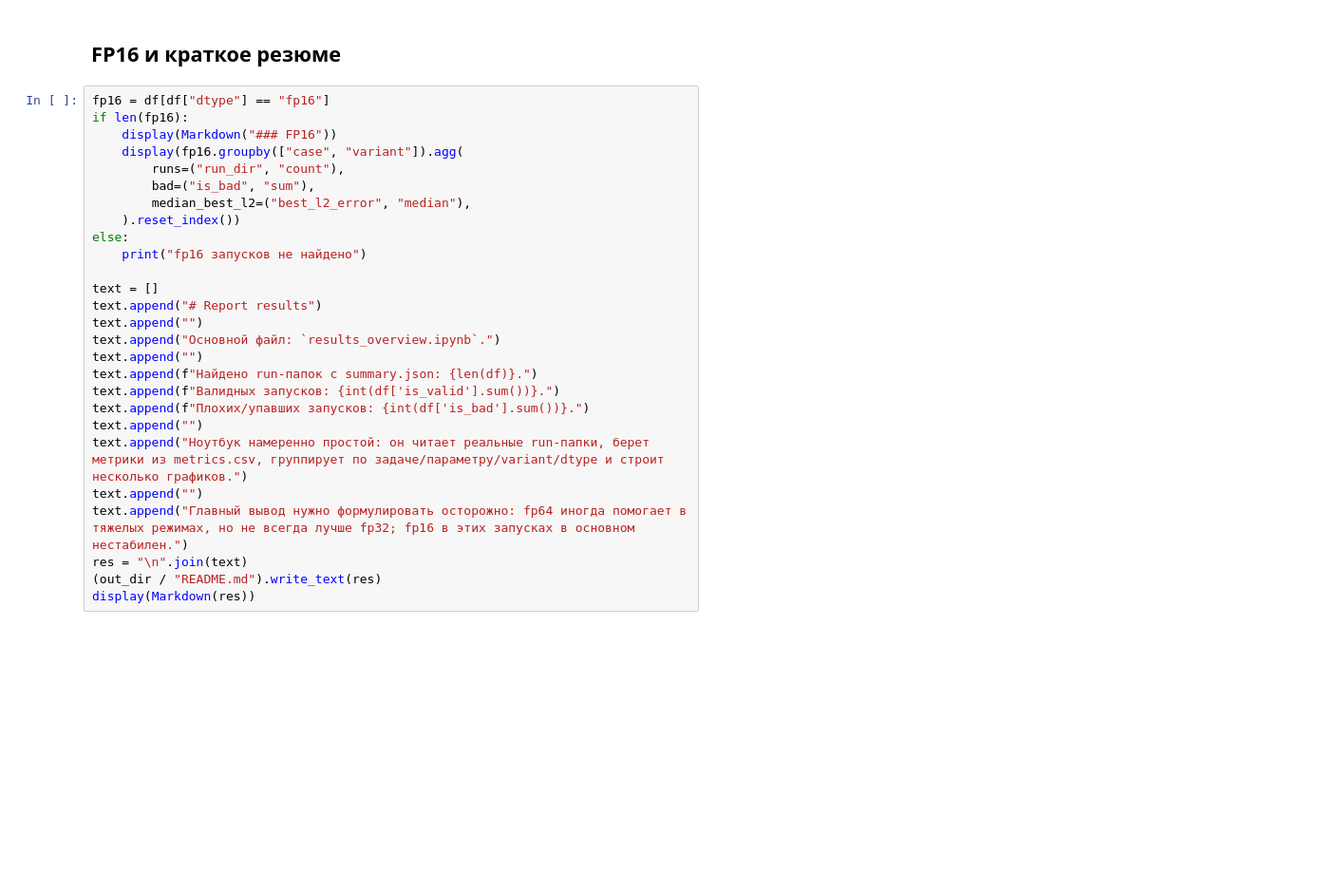
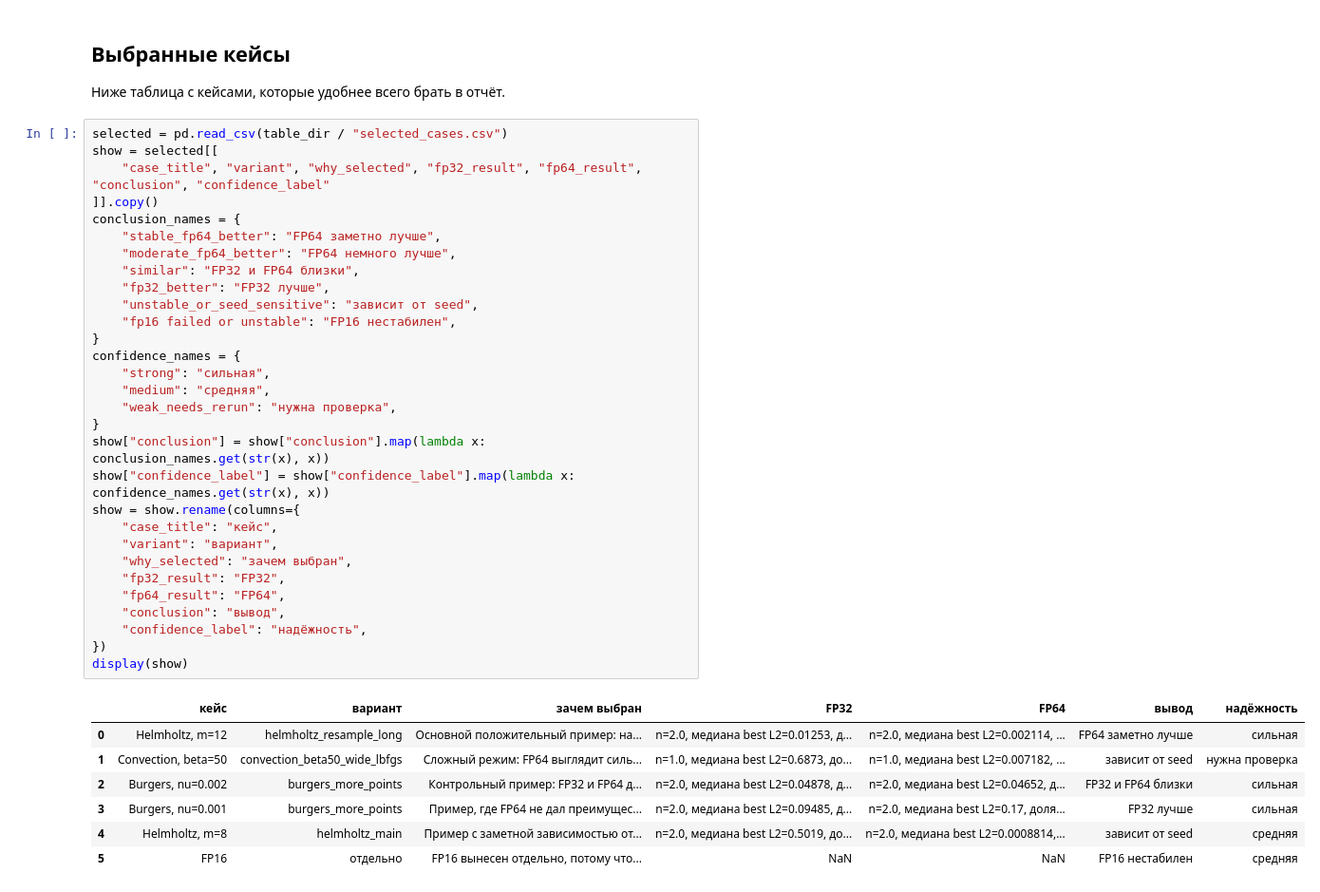
Before and after one commit to masousmen/PINN_course_work, a Jupyter notebook: notebooks/results_summary.ipynb, the cells around one changed output. Shown at 95% size. Drawn from its saved outputs; the diff is of its cells as text; blank space fills up the shorter version.

```diff
--- a/notebooks/results_summary.ipynb
+++ b/notebooks/results_summary.ipynb
@@ -463,29 +24,42 @@ for _, r in selected.iterrows():
-# %% [markdown]
-## FP16 и краткое резюме
-# %%
-fp16 = df[df["dtype"] == "fp16"]
-if len(fp16):
-    display(Markdown("### FP16"))
-    display(fp16.groupby(["case", "variant"]).agg(
-        runs=("run_dir", "count"),
-        bad=("is_bad", "sum"),
-        median_best_l2=("best_l2_error", "median"),
-    ).reset_index())
-else:
-    print("fp16 запусков не найдено")
-
-text = []
-text.append("# Report results")
-text.append("")
-text.append("Основной файл: `results_overview.ipynb`.")
-text.append("")
-text.append(f"Найдено run-папок с summary.json: {len(df)}.")
-text.append(f"Валидных запусков: {int(df['is_valid'].sum())}.")
-text.append(f"Плохих/упавших запусков: {int(df['is_bad'].sum())}.")
-text.append("")
-text.append("Ноутбук намеренно простой: он читает реальные run-папки, берет метрики из metrics.csv, группирует по задаче/параметру/variant/dtype и строит несколько графиков.")
-text.append("")
-text.append("Главный вывод нужно формулировать осторожно: fp64 иногда помогает в тяжелых режимах, но не всегда лучше fp32; fp16 в этих запусках в основном нестабилен.")
-res = "\n".join(text)
-(out_dir / "README.md").write_text(res)
-display(Markdown(res))
+# %% [markdown]
+## Выбранные кейсы
+
+Ниже таблица с кейсами, которые удобнее всего брать в отчёт.
+# %%
+selected = pd.read_csv(table_dir / "selected_cases.csv")
+show = selected[[
+    "case_title", "variant", "why_selected", "fp32_result", "fp64_result", "conclusion", "confidence_label"
+]].copy()
+conclusion_names = {
+    "stable_fp64_better": "FP64 заметно лучше",
+    "moderate_fp64_better": "FP64 немного лучше",
+    "similar": "FP32 и FP64 близки",
+    "fp32_better": "FP32 лучше",
+    "unstable_or_seed_sensitive": "зависит от seed",
+    "fp16 failed or unstable": "FP16 нестабилен",
+}
+confidence_names = {
+    "strong": "сильная",
+    "medium": "средняя",
+    "weak_needs_rerun": "нужна проверка",
+}
+show["conclusion"] = show["conclusion"].map(lambda x: conclusion_names.get(str(x), x))
+show["confidence_label"] = show["confidence_label"].map(lambda x: confidence_names.get(str(x), x))
+show = show.rename(columns={
+    "case_title": "кейс",
+    "variant": "вариант",
+    "why_selected": "зачем выбран",
+    "fp32_result": "FP32",
+    "fp64_result": "FP64",
+    "conclusion": "вывод",
+    "confidence_label": "надёжность",
+})
+display(show)
+# %% [output]
+|  | кейс | вариант | зачем выбран | FP32 | FP64 | вывод | надёжность |
+| 0 | Helmholtz, m=12 | helmholtz_resample_long | Основной положительный пример: на... | n=2.0, медиана best L2=0.01253, д... | n=2.0, медиана best L2=0.002114, ... | FP64 заметно лучше | сильная |
+| 1 | Convection, beta=50 | convection_beta50_wide_lbfgs | Сложный режим: FP64 выглядит силь... | n=1.0, медиана best L2=0.6873, до... | n=1.0, медиана best L2=0.007182, ... | зависит от seed | нужна проверка |
+| 2 | Burgers, nu=0.002 | burgers_more_points | Контрольный пример: FP32 и FP64 д... | n=2.0, медиана best L2=0.04878, д... | n=2.0, медиана best L2=0.04652, д... | FP32 и FP64 близки | сильная |
+| 3 | Burgers, nu=0.001 | burgers_more_points | Пример, где FP64 не дал преимущес... | n=2.0, медиана best L2=0.09485, д... | n=2.0, медиана best L2=0.17, доля... | FP32 лучше | сильная |
+| 4 | Helmholtz, m=8 | helmholtz_main | Пример с заметной зависимостью от... | n=2.0, медиана best L2=0.5019, до... | n=2.0, медиана best L2=0.0008814,... | зависит от seed | средняя |
+| 5 | FP16 | отдельно | FP16 вынесен отдельно, потому что... | NaN | NaN | FP16 нестабилен | средняя |
```
Also changed, not shown: parts of 29 cells of this notebook, 8 other files.
